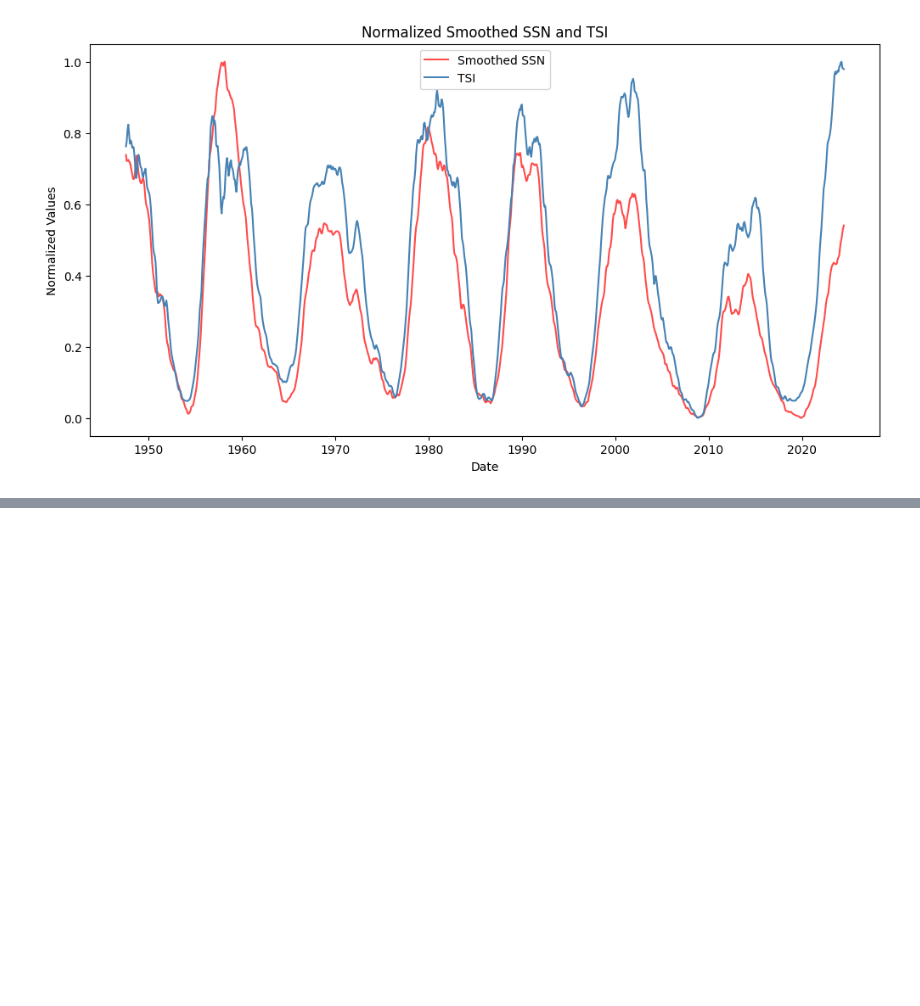
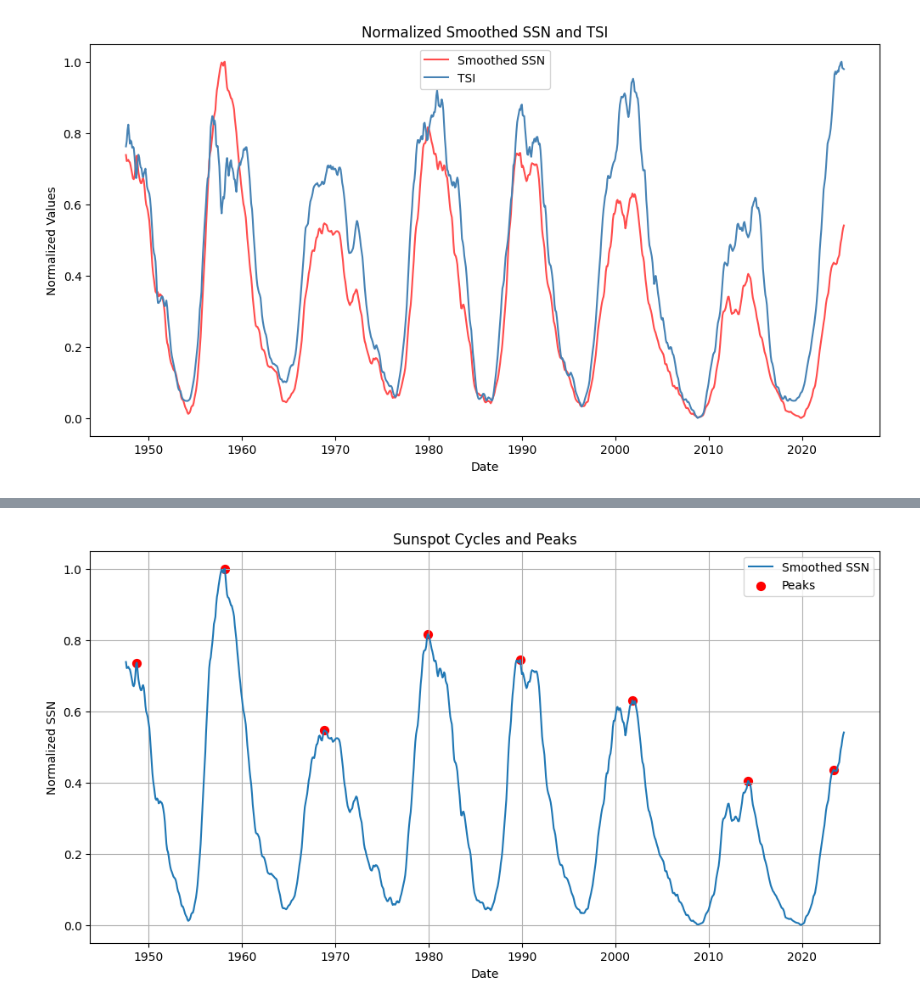
Before and after one commit to surtecha/Solar-Data-Analysis, a Jupyter notebook: EDA/SSN-TSI-Fusion.ipynb, the cells around one changed output, grey strips where cells are left out. Cells and saved outputs as stored; diff of their text form; code cells hidden in the pictures; blank space fills up the shorter version.

```diff
--- a/EDA/SSN-TSI-Fusion.ipynb
+++ b/EDA/SSN-TSI-Fusion.ipynb
@@ -64,0 +176,17 @@ plt.show()
+# %%
+# Find peaks in the sunspot data
+peaks, _ = find_peaks(ssn_tsi['ssn'], height=0.4, distance=100)  # Adjust parameters as needed
+peak_dates = ssn_tsi.iloc[peaks]['date']
+peak_values = ssn_tsi.iloc[peaks]['ssn']
+
+plt.figure(figsize=(12, 6))
+plt.plot(ssn_tsi['date'], ssn_tsi['ssn'], label='Smoothed SSN')
+plt.scatter(peak_dates, peak_values, color='red', s=50, label='Peaks')
+plt.xlabel('Date')
+plt.ylabel('Normalized SSN')
+plt.title('Sunspot Cycles and Peaks')
+plt.legend()
+plt.grid(True)
+plt.show()
+# %% [output]
+[figure, added]
```
Also changed, not shown: parts of 14 cells of this notebook, 1 other file.
